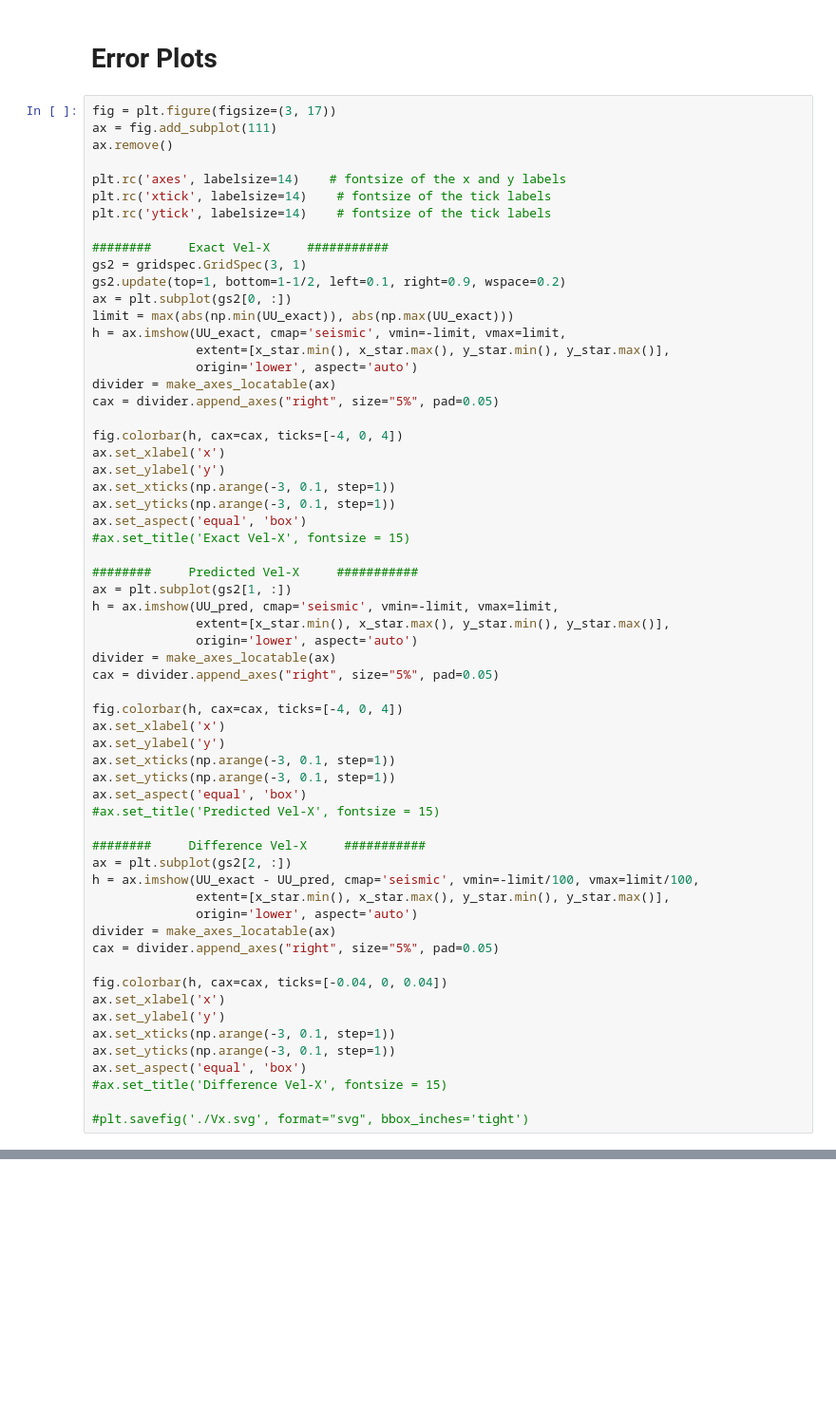
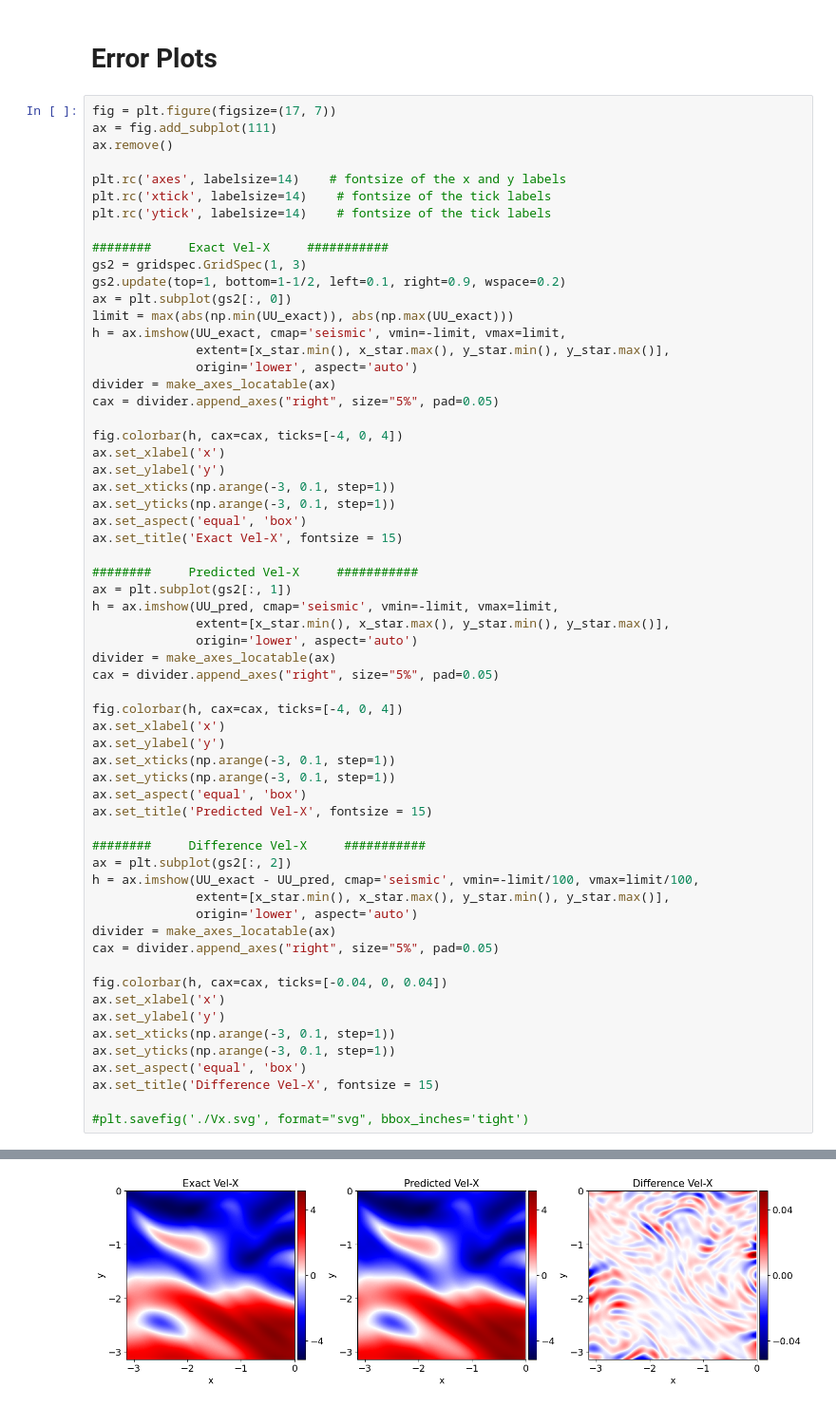
Before and after one commit to parfenyev/2d-turb-PINN, a Jupyter notebook: PINN/PINN.ipynb, the cells around one changed output, grey strips where cells are left out. Shown at 95% size. Cells and saved outputs as stored; diff of their text form; blank space fills up the shorter version.

```diff
--- a/PINN/PINN.ipynb
+++ b/PINN/PINN.ipynb
@@ -739,7 +757,7 @@ print('Error f: %.5f%%' % (error_f*100))
 # %% [markdown]
 # Error Plots
 # %%
-fig = plt.figure(figsize=(3, 17))
+fig = plt.figure(figsize=(17, 7))
 ax = fig.add_subplot(111)
 ax.remove()
 
@@ -748,9 +766,9 @@ plt.rc('xtick', labelsize=14)    # fontsize of the tick labels
 plt.rc('ytick', labelsize=14)    # fontsize of the tick labels
 
 ########     Exact Vel-X     ###########
-gs2 = gridspec.GridSpec(3, 1)
+gs2 = gridspec.GridSpec(1, 3)
 gs2.update(top=1, bottom=1-1/2, left=0.1, right=0.9, wspace=0.2)
-ax = plt.subplot(gs2[0, :])
+ax = plt.subplot(gs2[:, 0])
 limit = max(abs(np.min(UU_exact)), abs(np.max(UU_exact)))
 h = ax.imshow(UU_exact, cmap='seismic', vmin=-limit, vmax=limit,
               extent=[x_star.min(), x_star.max(), y_star.min(), y_star.max()],
@@ -764,10 +782,10 @@ ax.set_ylabel('y')
 ax.set_xticks(np.arange(-3, 0.1, step=1))
 ax.set_yticks(np.arange(-3, 0.1, step=1))
 ax.set_aspect('equal', 'box')
-#ax.set_title('Exact Vel-X', fontsize = 15)
+ax.set_title('Exact Vel-X', fontsize = 15)
 
 ########     Predicted Vel-X     ###########
-ax = plt.subplot(gs2[1, :])
+ax = plt.subplot(gs2[:, 1])
 h = ax.imshow(UU_pred, cmap='seismic', vmin=-limit, vmax=limit,
               extent=[x_star.min(), x_star.max(), y_star.min(), y_star.max()],
               origin='lower', aspect='auto')
@@ -780,10 +798,10 @@ ax.set_ylabel('y')
 ax.set_xticks(np.arange(-3, 0.1, step=1))
 ax.set_yticks(np.arange(-3, 0.1, step=1))
 ax.set_aspect('equal', 'box')
-#ax.set_title('Predicted Vel-X', fontsize = 15)
+ax.set_title('Predicted Vel-X', fontsize = 15)
 
 ########     Difference Vel-X     ###########
-ax = plt.subplot(gs2[2, :])
+ax = plt.subplot(gs2[:, 2])
 h = ax.imshow(UU_exact - UU_pred, cmap='seismic', vmin=-limit/100, vmax=limit/100,
               extent=[x_star.min(), x_star.max(), y_star.min(), y_star.max()],
               origin='lower', aspect='auto')
@@ -796,6 +814,7 @@ ax.set_ylabel('y')
 ax.set_xticks(np.arange(-3, 0.1, step=1))
 ax.set_yticks(np.arange(-3, 0.1, step=1))
 ax.set_aspect('equal', 'box')
-#ax.set_title('Difference Vel-X', fontsize = 15)
+ax.set_title('Difference Vel-X', fontsize = 15)
 
 #plt.savefig('./Vx.svg', format="svg", bbox_inches='tight')
+# %% [output]
@@ -802 +822,2 @@ ax.set_aspect('equal', 'box')
+[figure, added]
 # %%
```
Also changed, not shown: parts of 14 cells of this notebook.
